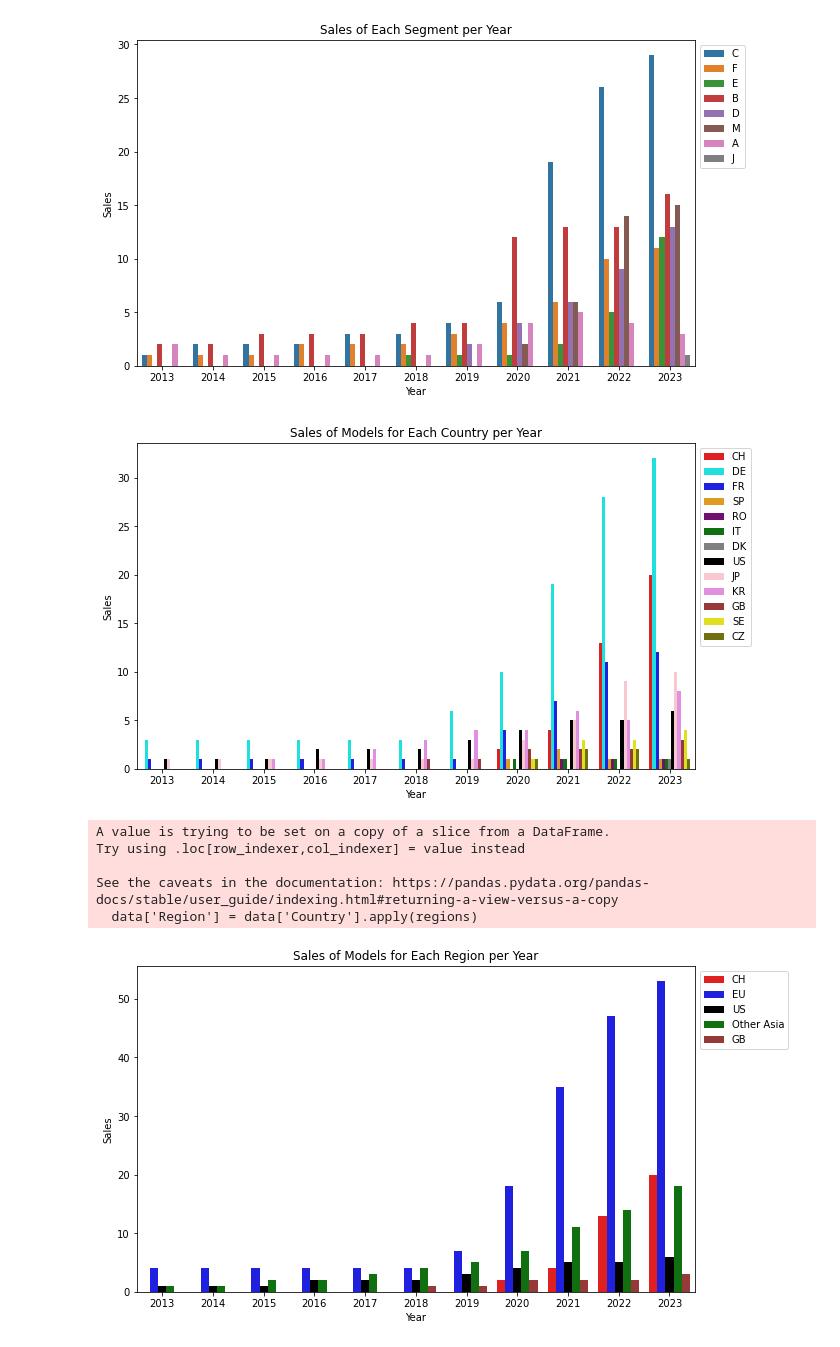
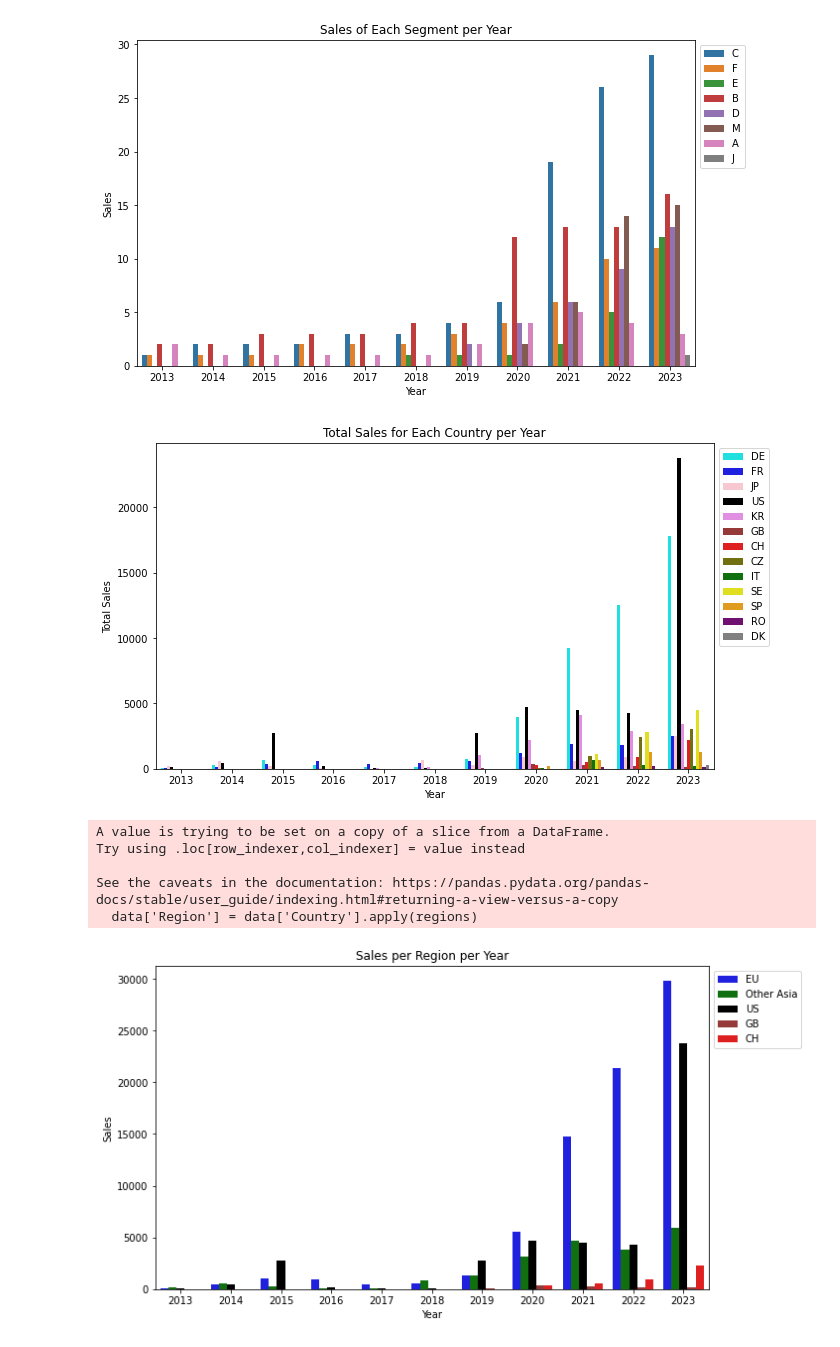
Before and after one commit to Mikkelbos/Bachelor, a Jupyter notebook: Statistics and Graphs.ipynb, the cells around one changed output. Drawn from its saved outputs; the diff is of its cells as text; code cells hidden in the pictures.

```diff
--- a/Statistics and Graphs.ipynb
+++ b/Statistics and Graphs.ipynb
@@ -212,43 +216,49 @@ plt.show()
 # Define the color mapping
 color_dict = {'CH': 'red', 'US': 'black', 'DE': 'aqua', 'FR': 'blue', 'SP': 'orange', 'RO': 'purple', 'IT': 'green', 'DK': 'grey', 'JP': 'pink', 'KR': 'violet', 'GB': 'brown', 'SE': 'yellow', 'CZ': 'olive'}
 
+# Group the data by Year and Country and calculate the sum of Sales
+grouped_data = data.groupby(['Year', 'Country'])['Sales'].sum().reset_index()
+
 plt.figure(figsize=(10, 6))
-sns.countplot(x='Year', hue='Country', data=data, palette=color_dict)
-plt.title('Sales of Models for Each Country per Year')
+sns.barplot(x='Year', y='Sales', hue='Country', data=grouped_data, palette=color_dict)
+plt.title('Total Sales for Each Country per Year')
 plt.xlabel('Year')
-plt.ylabel('Sales')
+plt.ylabel('Total Sales')
 plt.legend(loc='upper left', bbox_to_anchor=(1, 1))
 plt.show()
 # %% [output]
-[figure, old version]
+[figure, new version]
 # %%
 # Define a custom aggregation function
 def regions(country):
     if country in ['DE', 'FR', 'DK', 'IT', 'RO', 'CZ', 'SP', 'SE']:
         return 'EU'
     elif country in ['JP', 'KR']:
         return 'Other Asia'
     else:
         return country
 
 # Apply the function to the 'Country' column
 data['Region'] = data['Country'].apply(regions)
 
 # Define the color mapping
 color_dict = {'CH': 'red', 'US': 'black', 'Other Asia': 'green', 'GB': 'brown', 'EU': 'blue'}
 
-# Plot the count of models per country per year
+# Group the data by 'Year' and 'Region', then sum the 'Sales'
+sales_per_region_per_year = data.groupby(['Year', 'Region'])['Sales'].sum().reset_index()
+
+# Plot the data
 plt.figure(figsize=(10, 6))
-sns.countplot(x='Year', hue='Region', data=data, palette=color_dict)
-plt.title('Sales of Models for Each Region per Year')
+sns.barplot(x='Year', y='Sales', hue='Region', data=sales_per_region_per_year, palette=color_dict)
+plt.title('Sales per Region per Year')
 plt.xlabel('Year')
 plt.ylabel('Sales')
 plt.legend(loc='upper left', bbox_to_anchor=(1, 1))
 plt.show()
 # %% [output]
 A value is trying to be set on a copy of a slice from a DataFrame.
 Try using .loc[row_indexer,col_indexer] = value instead
 
 See the caveats in the documentation: https://pandas.pydata.org/pandas-docs/stable/user_guide/indexing.html#returning-a-view-versus-a-copy
   data['Region'] = data['Country'].apply(regions)
-[figure, old version]
+[figure, new version]
```
Also changed, not shown: parts of 1 cell of this notebook.
